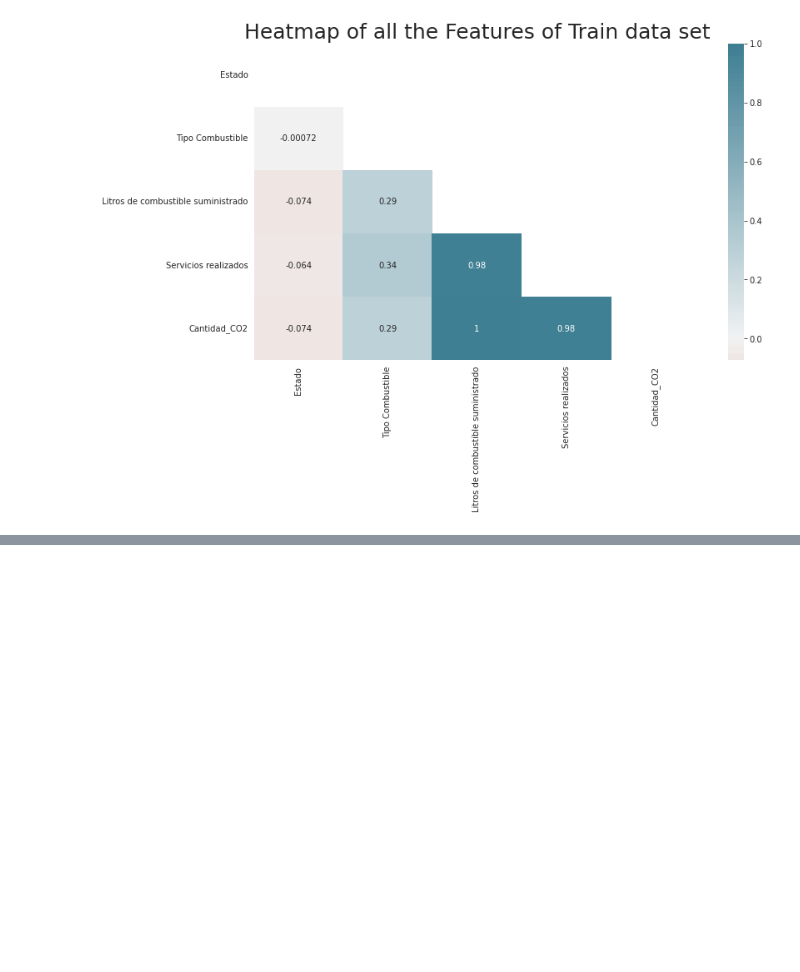
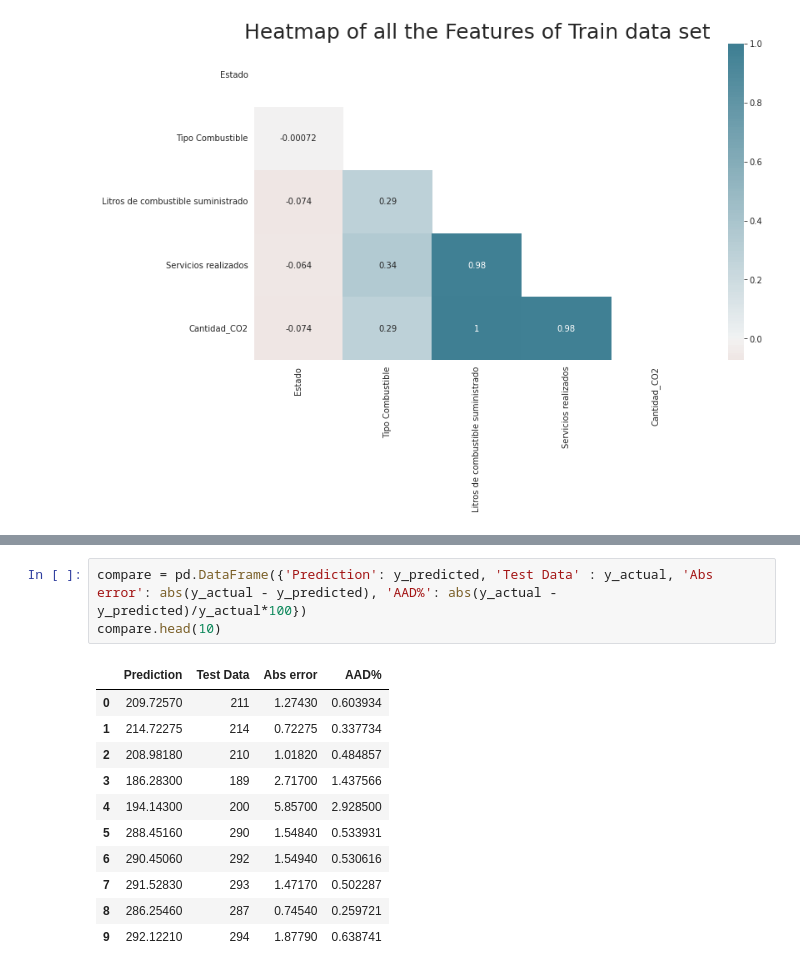
Before and after one commit to KarlaBalog/Proyecto_ASE, a Jupyter notebook: ASE.ipynb, the cells around one changed output, grey strips where cells are left out. Saved outputs shown, nothing was run; the diff lists cells and outputs as text; blank space fills up the shorter version.

```diff
--- a/ASE.ipynb
+++ b/ASE.ipynb
@@ -3052,0 +3130,15 @@ Deprecated in NumPy 1.20; for more details and guidance: https://numpy.org/devdo
+# %%
+compare = pd.DataFrame({'Prediction': y_predicted, 'Test Data' : y_actual, 'Abs error': abs(y_actual - y_predicted), 'AAD%': abs(y_actual - y_predicted)/y_actual*100})
+compare.head(10)
+# %% [output]
+|  | Prediction | Test Data | Abs error | AAD% |
+| 0 | 209.72570 | 211 | 1.27430 | 0.603934 |
+| 1 | 214.72275 | 214 | 0.72275 | 0.337734 |
+| 2 | 208.98180 | 210 | 1.01820 | 0.484857 |
+| 3 | 186.28300 | 189 | 2.71700 | 1.437566 |
+| 4 | 194.14300 | 200 | 5.85700 | 2.928500 |
+| 5 | 288.45160 | 290 | 1.54840 | 0.533931 |
+| 6 | 290.45060 | 292 | 1.54940 | 0.530616 |
+| 7 | 291.52830 | 293 | 1.47170 | 0.502287 |
+| 8 | 286.25460 | 287 | 0.74540 | 0.259721 |
+| 9 | 292.12210 | 294 | 1.87790 | 0.638741 |
```
Also changed, not shown: parts of 8 cells of this notebook.
